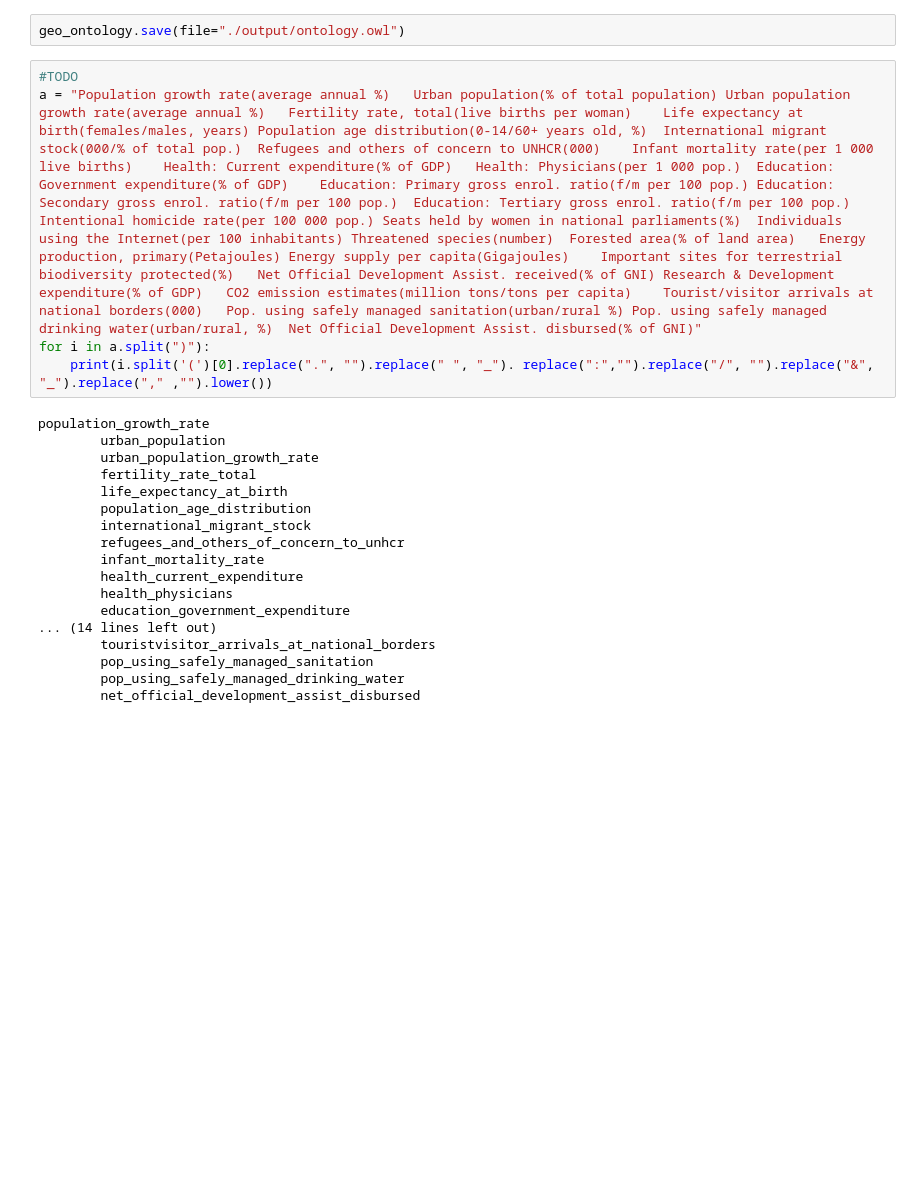
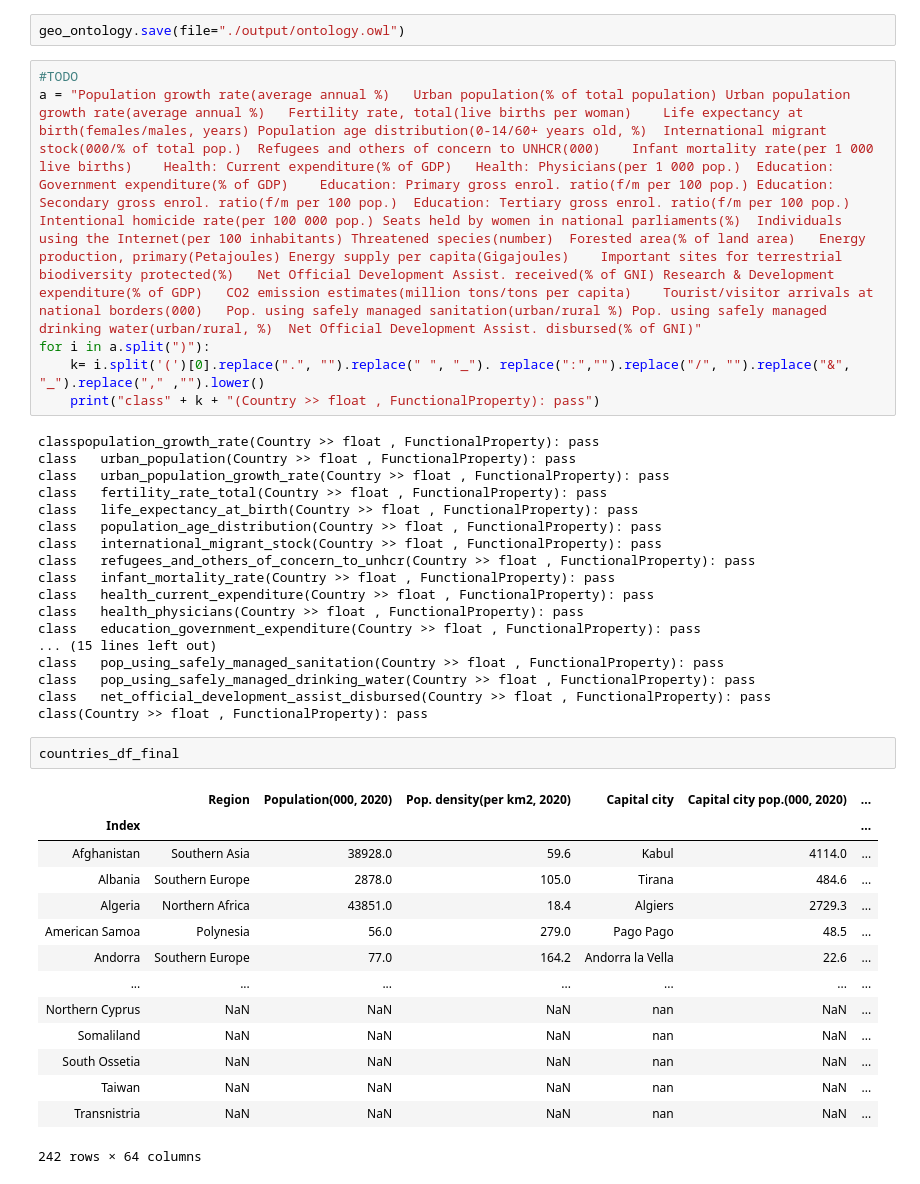
Before and after one commit to kargaranamir/World-Ontology, a Jupyter notebook: Ontology/Ontology.ipynb, the cells around one changed output. Cells and saved outputs as stored; diff of their text form; blank space fills up the shorter version.

```diff
--- a/Ontology/Ontology.ipynb
+++ b/Ontology/Ontology.ipynb
@@ -264,22 +302,40 @@ geo_ontology.save(file="./output/ontology.owl")
 #TODO
 a = "Population growth rate(average annual %)	Urban population(% of total population)	Urban population growth rate(average annual %)	Fertility rate, total(live births per woman)	Life expectancy at birth(females/males, years)	Population age distribution(0-14/60+ years old, %)	International migrant stock(000/% of total pop.)	Refugees and others of concern to UNHCR(000)	Infant mortality rate(per 1 000 live births)	Health: Current expenditure(% of GDP)	Health: Physicians(per 1 000 pop.)	Education: Government expenditure(% of GDP)	Education: Primary gross enrol. ratio(f/m per 100 pop.)	Education: Secondary gross enrol. ratio(f/m per 100 pop.)	Education: Tertiary gross enrol. ratio(f/m per 100 pop.)	Intentional homicide rate(per 100 000 pop.)	Seats held by women in national parliaments(%)	Individuals using the Internet(per 100 inhabitants)	Threatened species(number)	Forested area(% of land area)	Energy production, primary(Petajoules)	Energy supply per capita(Gigajoules)	Important sites for terrestrial biodiversity protected(%)	Net Official Development Assist. received(% of GNI)	Research & Development expenditure(% of GDP)	CO2 emission estimates(million tons/tons per capita)	Tourist/visitor arrivals at national borders(000)	Pop. using safely managed sanitation(urban/rural %)	Pop. using safely managed drinking water(urban/rural, %)	Net Official Development Assist. disbursed(% of GNI)"
 for i in a.split(")"):
-    print(i.split('(')[0].replace(".", "").replace(" ", "_"). replace(":","").replace("/", "").replace("&", "_").replace("," ,"").lower())
+    k= i.split('(')[0].replace(".", "").replace(" ", "_"). replace(":","").replace("/", "").replace("&", "_").replace("," ,"").lower()
+    print("class" + k + "(Country >> float , FunctionalProperty): pass")
 # %% [output]
-population_growth_rate
-        urban_population
-        urban_population_growth_rate
-        fertility_rate_total
-        life_expectancy_at_birth
-        population_age_distribution
-        international_migrant_stock
-        refugees_and_others_of_concern_to_unhcr
-        infant_mortality_rate
-        health_current_expenditure
-        health_physicians
-        education_government_expenditure
-... (14 lines left out)
-        touristvisitor_arrivals_at_national_borders
-        pop_using_safely_managed_sanitation
-        pop_using_safely_managed_drinking_water
-        net_official_development_assist_disbursed
+classpopulation_growth_rate(Country >> float , FunctionalProperty): pass
+class   urban_population(Country >> float , FunctionalProperty): pass
+class   urban_population_growth_rate(Country >> float , FunctionalProperty): pass
+class   fertility_rate_total(Country >> float , FunctionalProperty): pass
+class   life_expectancy_at_birth(Country >> float , FunctionalProperty): pass
+class   population_age_distribution(Country >> float , FunctionalProperty): pass
+class   international_migrant_stock(Country >> float , FunctionalProperty): pass
+class   refugees_and_others_of_concern_to_unhcr(Country >> float , FunctionalProperty): pass
+class   infant_mortality_rate(Country >> float , FunctionalProperty): pass
+class   health_current_expenditure(Country >> float , FunctionalProperty): pass
+class   health_physicians(Country >> float , FunctionalProperty): pass
+class   education_government_expenditure(Country >> float , FunctionalProperty): pass
+... (15 lines left out)
+class   pop_using_safely_managed_sanitation(Country >> float , FunctionalProperty): pass
+class   pop_using_safely_managed_drinking_water(Country >> float , FunctionalProperty): pass
+class   net_official_development_assist_disbursed(Country >> float , FunctionalProperty): pass
+class(Country >> float , FunctionalProperty): pass
+# %%
+countries_df_final
+# %% [output]
+|  | Region | Population(000, 2020) | Pop. density(per km2, 2020) | Capital city | Capital city pop.(000, 2020) | ... |
+| Index |  |  |  |  |  | ... |
+| Afghanistan | Southern Asia | 38928.0 | 59.6 | Kabul | 4114.0 | ... |
+| Albania | Southern Europe | 2878.0 | 105.0 | Tirana | 484.6 | ... |
+| Algeria | Northern Africa | 43851.0 | 18.4 | Algiers | 2729.3 | ... |
+| American Samoa | Polynesia | 56.0 | 279.0 | Pago Pago | 48.5 | ... |
+| Andorra | Southern Europe | 77.0 | 164.2 | Andorra la Vella | 22.6 | ... |
+| ... | ... | ... | ... | ... | ... | ... |
+| Northern Cyprus | NaN | NaN | NaN | nan | NaN | ... |
+| Somaliland | NaN | NaN | NaN | nan | NaN | ... |
+| South Ossetia | NaN | NaN | NaN | nan | NaN | ... |
+| Taiwan | NaN | NaN | NaN | nan | NaN | ... |
+| Transnistria | NaN | NaN | NaN | nan | NaN | ... |
+242 rows × 64 columns
```
Also changed, not shown: parts of 2 cells of this notebook, 2 other files.
